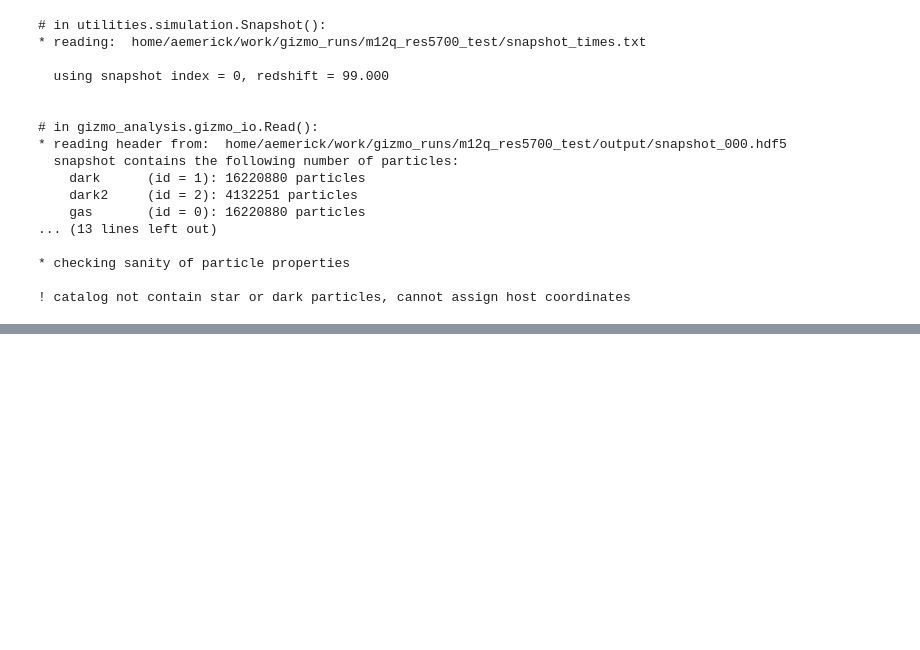
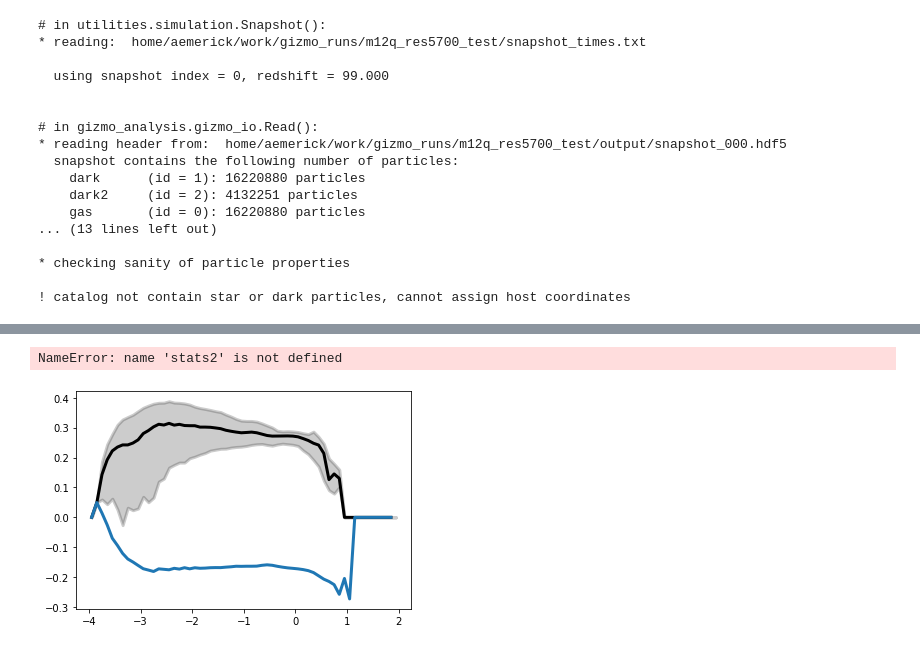
Before and after one commit to patelpb96/GizmoElementTracers, a Jupyter notebook: gizmo_tutorial_agetracers.ipynb, the cells around one changed output, grey strips where cells are left out. Saved outputs shown, nothing was run; the diff lists cells and outputs as text; code cells hidden in the pictures; blank space fills up the shorter version.

Commit message:
Completed basic tutorial

```diff
--- a/gizmo_tutorial_agetracers.ipynb
+++ b/gizmo_tutorial_agetracers.ipynb
@@ -179,0 +182,15 @@ stats2['mid']
+# %%
+
+# the NuGrid_yields class accepts kwargs to pass to the underlying
+# sygma model, so this allows for the use of the full Symga / NuGrid framework.
+#    this simple example just passes metallicity
+NuGrid_yield_model = gizmo.agetracers.NuGrid_yields(iniZ = 0.01 # metal mass fraction (must equal a NuGrid table value)
+                                                    )
+
+
+NuGrid_yield_table = gizmo.agetracers.construct_yield_table(NuGrid_yield_model,
+                                                            part.ageprop.age_bins/1000.0)
+
+# again, elements to generate for yield table are arbitary as long as
+# they are included in the yield model. Below uses all available elements:
+part.set_yield_table(NuGrid_yield_table, [str.lower(x) for x in NuGrid_yield_model.elements])
@@ -179,0 +207,42 @@ stats2['mid']
+# %%
+#
+# Lets try this out with the NuGrid data now!
+#
+from utilities.basic.binning import BinClass
+
+fig,ax=plt.subplots()
+fig.set_size_inches(6,4)
+
+bc    = BinClass([-4,2],number= int((2-(-4))/0.1))
+
+# plot the native simulation data:
+stats = bc.get_statistics_of_array(  part['star'].prop('metallicity.fe'),
+                                     part['star'].prop('metallicity.alpha - metallicity.fe'))
+
+
+ax.plot(stats['bin.mid'][:-1], stats['median'][:-1], lw=3, color = 'black', label = 'Simulation')
+ax.fill_between(stats['bin.mid'], stats['percent.16'], stats['percent.84'], alpha=0.2,
+                lw = 3, color='black')
+
+
+# plot the post-processed data.
+# this can be done with just the ".agetracer" string, which works
+# for all things that the elements work on already (metallicity, mass, massfraction, etc.)
+bc    = BinClass([-4,2],number= int((2-(-4))/0.1))
+stats = bc.get_statistics_of_array(part['star'].prop('metallicity.agetracer.fe'),
+                                   part['star'].prop('metallicity.agetracer.alpha - metallicity.agetracer.fe'))
+
+
+ax.plot(stats['bin.mid'][:-1], stats['median'][:-1], lw=3, color = 'C0', label = 'FIRE2 - solar')
+ax.fill_between(stats2['bin.mid'], stats['percent.16'], stats['percent.84'], alpha=0.2,
+                lw = 3, color='C0')
+
+
+ax.legend(loc='best')
+ax.set_ylim(-1,1)
+ax.set_xlim(-4,2)
+ax.set_ylabel(r'[$\alpha$/Fe]')
+ax.set_xlabel('[Fe/H]')
+# %% [output]
+NameError: name 'stats2' is not defined
+[figure, added]
```
Also changed, not shown: parts of 8 cells of this notebook.
